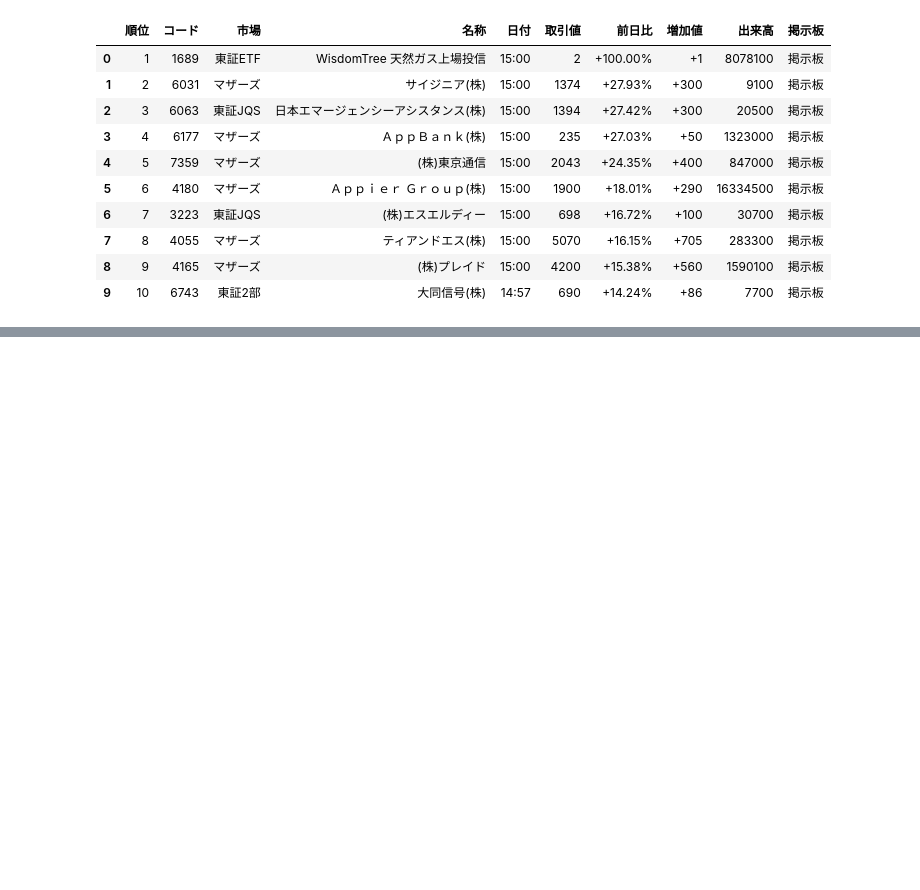
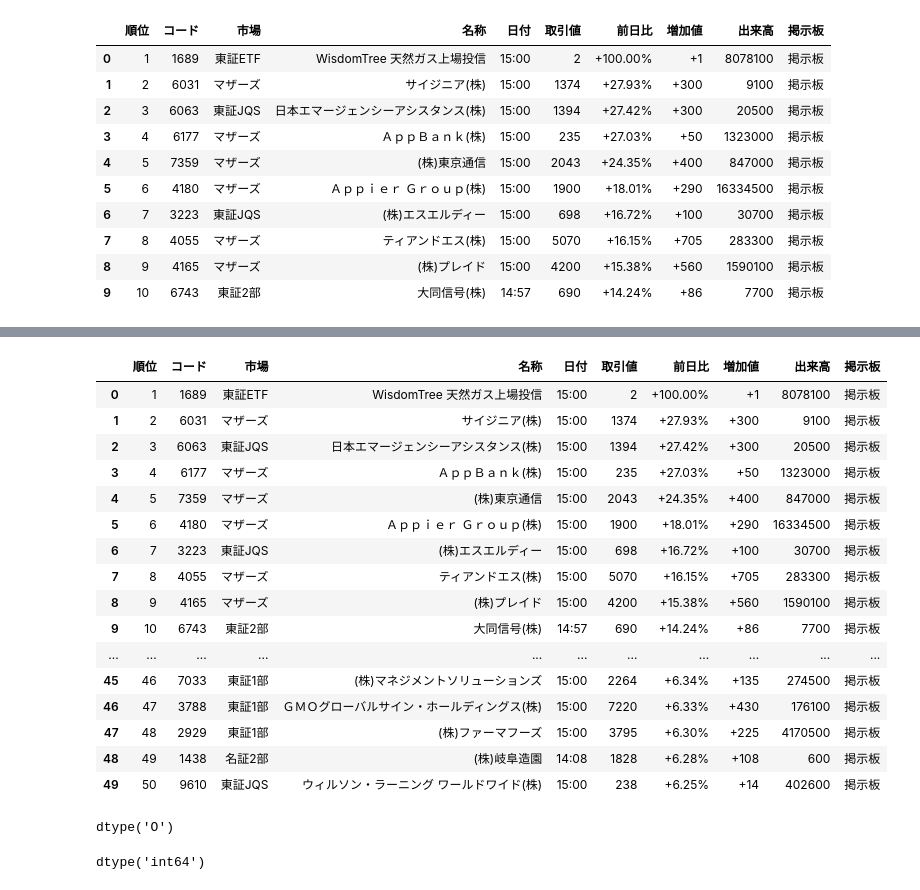
Before and after one commit to englishta/algorithm, a Jupyter notebook: stock.ipynb, the cells around one changed output, grey strips where cells are left out. Saved outputs shown, nothing was run; the diff lists cells and outputs as text; code cells hidden in the pictures; blank space fills up the shorter version.

```diff
--- a/stock.ipynb
+++ b/stock.ipynb
@@ -38,0 +59,30 @@ df.head(10)
+# %%
+df = df.drop(df.index[-1])
+df
+# %% [output]
+|  | 順位 | コード | 市場 | 名称 | 日付 | 取引値 | 前日比 | 増加値 | 出来高 | 掲示板 |
+| 0 | 1 | 1689 | 東証ETF | WisdomTree 天然ガス上場投信 | 15:00 | 2 | +100.00% | +1 | 8078100 | 掲示板 |
+| 1 | 2 | 6031 | マザーズ | サイジニア(株) | 15:00 | 1374 | +27.93% | +300 | 9100 | 掲示板 |
+| 2 | 3 | 6063 | 東証JQS | 日本エマージェンシーアシスタンス(株) | 15:00 | 1394 | +27.42% | +300 | 20500 | 掲示板 |
+| 3 | 4 | 6177 | マザーズ | ＡｐｐＢａｎｋ(株) | 15:00 | 235 | +27.03% | +50 | 1323000 | 掲示板 |
+| 4 | 5 | 7359 | マザーズ | (株)東京通信 | 15:00 | 2043 | +24.35% | +400 | 847000 | 掲示板 |
+| 5 | 6 | 4180 | マザーズ | Ａｐｐｉｅｒ Ｇｒｏｕｐ(株) | 15:00 | 1900 | +18.01% | +290 | 16334500 | 掲示板 |
+| 6 | 7 | 3223 | 東証JQS | (株)エスエルディー | 15:00 | 698 | +16.72% | +100 | 30700 | 掲示板 |
+| 7 | 8 | 4055 | マザーズ | ティアンドエス(株) | 15:00 | 5070 | +16.15% | +705 | 283300 | 掲示板 |
+| 8 | 9 | 4165 | マザーズ | (株)プレイド | 15:00 | 4200 | +15.38% | +560 | 1590100 | 掲示板 |
+| 9 | 10 | 6743 | 東証2部 | 大同信号(株) | 14:57 | 690 | +14.24% | +86 | 7700 | 掲示板 |
+| ... | ... | ... | ... | ... | ... | ... | ... | ... | ... | ... |
+| 45 | 46 | 7033 | 東証1部 | (株)マネジメントソリューションズ | 15:00 | 2264 | +6.34% | +135 | 274500 | 掲示板 |
+| 46 | 47 | 3788 | 東証1部 | ＧＭＯグローバルサイン・ホールディングス(株) | 15:00 | 7220 | +6.33% | +430 | 176100 | 掲示板 |
+| 47 | 48 | 2929 | 東証1部 | (株)ファーマフーズ | 15:00 | 3795 | +6.30% | +225 | 4170500 | 掲示板 |
+| 48 | 49 | 1438 | 名証2部 | (株)岐阜造園 | 14:08 | 1828 | +6.28% | +108 | 600 | 掲示板 |
+| 49 | 50 | 9610 | 東証JQS | ウィルソン・ラーニング ワールドワイド(株) | 15:00 | 238 | +6.25% | +14 | 402600 | 掲示板 |
+# %%
+df['順位'].dtype
+# %% [output]
+dtype('O')
+# %%
+df = df.astype({'順位' : int})
+df['順位'].dtype
+# %% [output]
+dtype('int64')
```
Also changed, not shown: parts of 16 cells of this notebook.
